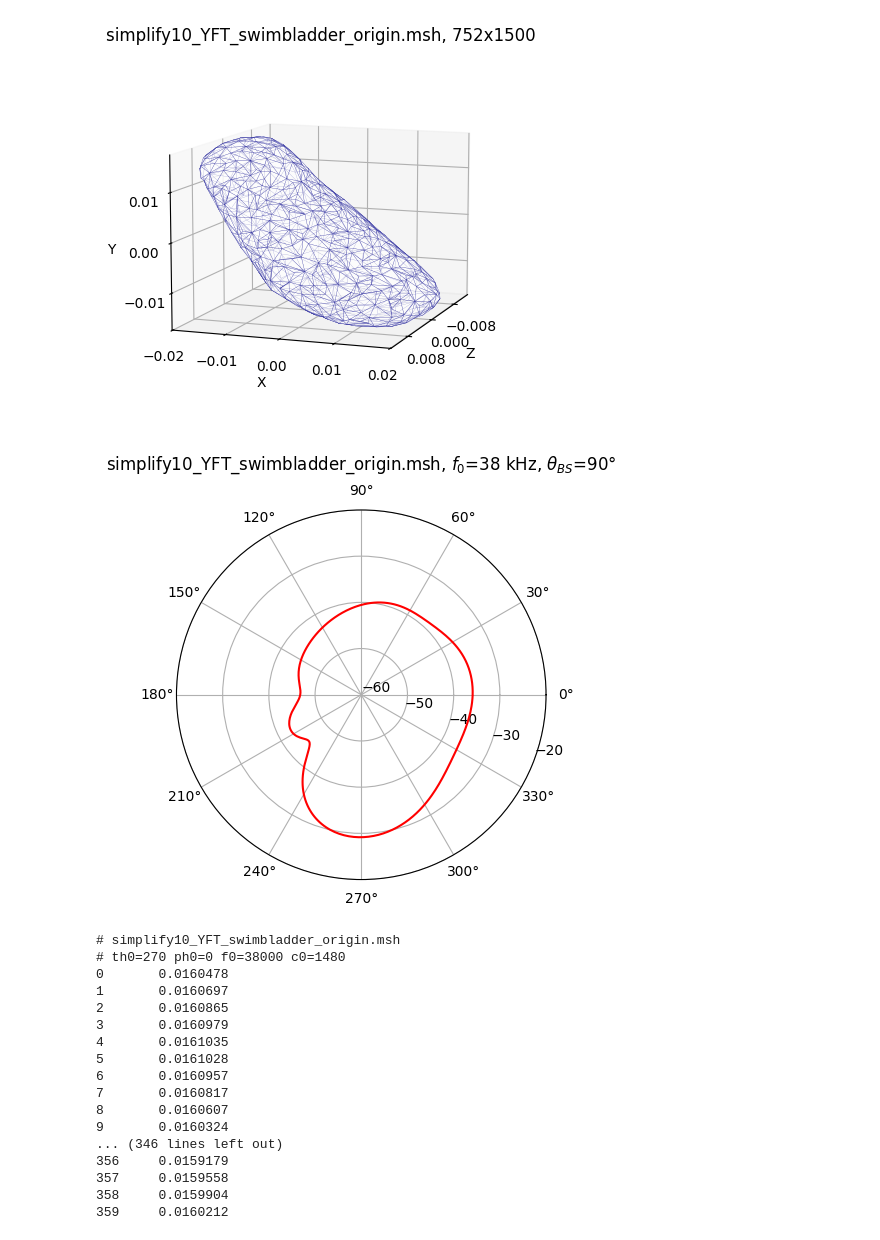
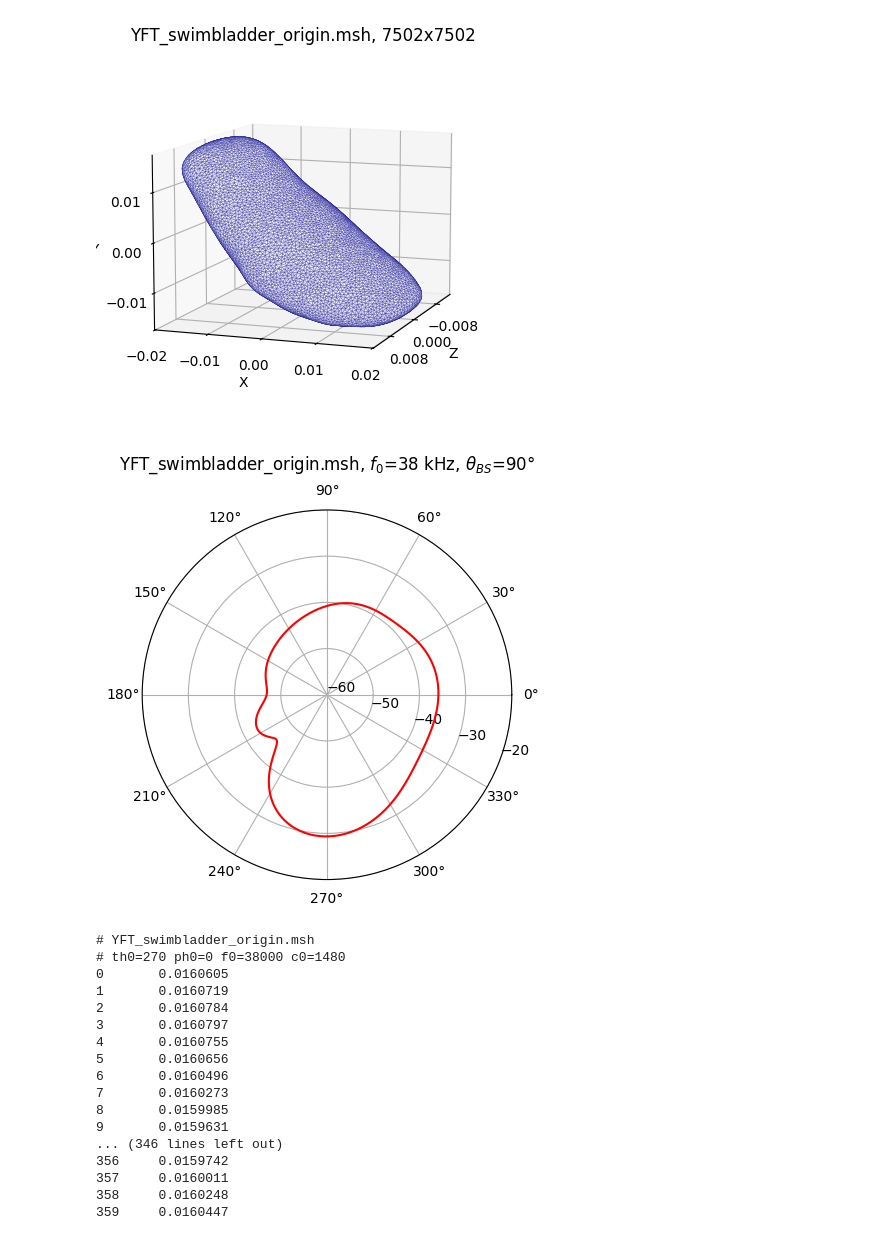
Before and after one commit to marmoszy/mm-bem, a Jupyter notebook: nb/yft_scipy.ipynb, the cells around one changed output. Cells and saved outputs as stored; diff of their text form; code cells hidden in the pictures.

```diff
--- a/nb/yft_scipy.ipynb
+++ b/nb/yft_scipy.ipynb
@@ -7,14 +7,14 @@ from numpy import pi, sqrt, exp, sin, cos, log10, array, zeros, linspace
 from scipy.linalg import lu_factor, lu_solve
 import matplotlib.pyplot as plt
 
-#fname = 'sphere-1.905-600.msh'
+fname = 'sphere-1.905-600.msh'
 fname = 'simplify10_YFT_swimbladder_origin.msh'
-#fname = 'YFT_swimbladder_origin.msh'
+fname = 'YFT_swimbladder_origin.msh'
 th = 270
 f0 = 38.0e3
 c0 = 1480
 
-k = 2 * pi * f0 / c0
+k = 2*pi * f0 / c0
 d = [cos(th * pi/180 + pi), sin(th * pi/180 + pi), 0]
 
 with open(datapath+fname) as f: lines = f.readlines()
@@ -23,8 +23,8 @@ v = [list(map(float, lines[5+i].split()[1:4])) for i in range(n)]
 m = int(lines[n + 7])
 e = [list(map(lambda x:int(x)-1, lines[n+8+i].split()[5:8])) for i in range(m)]
 
-x = [sum([array(v[e[i][j]]) / 3 for j in range(3)]) for i in range(m)] # use centers
-#x, m = array(v), len(v) # use vertices (without triangles)
+#x = [sum([array(v[e[i][j]]) / 3 for j in range(3)]) for i in range(m)] # use centers
+x, m = array(v), len(v) # use vertices (without triangles)
 
 G = zeros((m, m), dtype=complex)
 for i in range(m):
@@ -69,49 +69,49 @@ ax.set_zlabel('Z')
 ax.set_title(r"%s, %dx%d"%(fname,n,m))
 from matplotlib.ticker import MaxNLocator
 ax.xaxis.set_major_locator(MaxNLocator(nbins=4))
 ax.yaxis.set_major_locator(MaxNLocator(nbins=4))
 ax.zaxis.set_major_locator(MaxNLocator(nbins=4))
 plt.savefig("yft_scipy_1.svg", format="svg", bbox_inches="tight")
 plt.show()
 
 # plot solution
 import matplotlib.pyplot as plt
 angles = linspace(0, 2 * pi, 360, endpoint=False)
 values_db = 20 * log10([abs(p) for p in psc])
 vmin, vmax = -60, -20
 fig, ax = plt.subplots(subplot_kw={'projection': 'polar'})
 ax.plot(angles, values_db, color='red')
 ax.set_ylim(vmin, vmax)
 ax.set_rticks(linspace(vmin, vmax, 5))
 ax.set_xticks(linspace(0, 2*pi-pi/6, 12))  # 30deg
 ax.set_rlabel_position(-20)
 ax.grid(True)
 ax.set_title(r"%s, $f_0$=%g kHz, $\theta_{BS}$=%g$\degree$"%(fname,f0/1e3,(th+180)%360), va='bottom')
 plt.savefig("yft_scipy_2.svg", format="svg", bbox_inches="tight")
 plt.show()
 
 # print
 s = "# %s\n# th0=%g ph0=0 f0=%g c0=%g\n"%(fname,th,f0,c0)
 s += "\n".join(["%d\t%g"%(i,abs(psc[i])) for i in range(len(psc))])
 print(s)
 with open("yft_scipy_3.txt", "w") as f: print(s,file=f)
 # %% [output]
-[figure, old version]
+[figure, new version]
-[figure, old version]
+[figure, new version]
-# simplify10_YFT_swimbladder_origin.msh
+# YFT_swimbladder_origin.msh
 # th0=270 ph0=0 f0=38000 c0=1480
-0       0.0160478
-1       0.0160697
-2       0.0160865
-3       0.0160979
-4       0.0161035
-5       0.0161028
-6       0.0160957
-7       0.0160817
-8       0.0160607
-9       0.0160324
+0       0.0160605
+1       0.0160719
+2       0.0160784
+3       0.0160797
+4       0.0160755
+5       0.0160656
+6       0.0160496
+7       0.0160273
+8       0.0159985
+9       0.0159631
 ... (346 lines left out)
-356     0.0159179
-357     0.0159558
-358     0.0159904
-359     0.0160212
+356     0.0159742
+357     0.0160011
+358     0.0160248
+359     0.0160447
```
Also changed, not shown: 3 other files.
